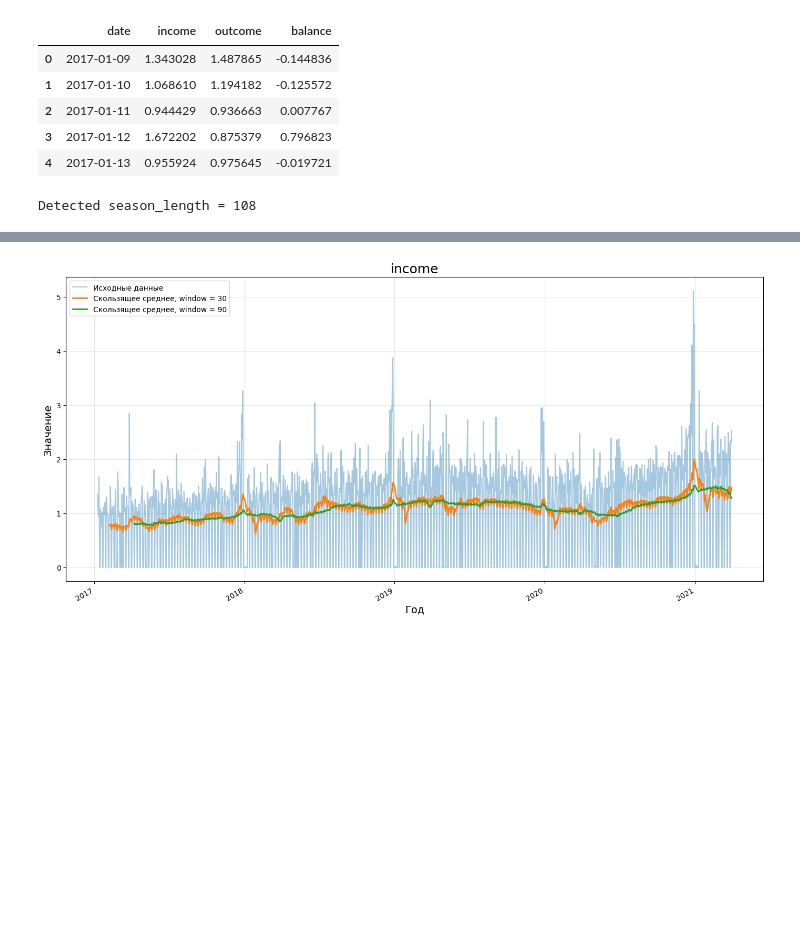
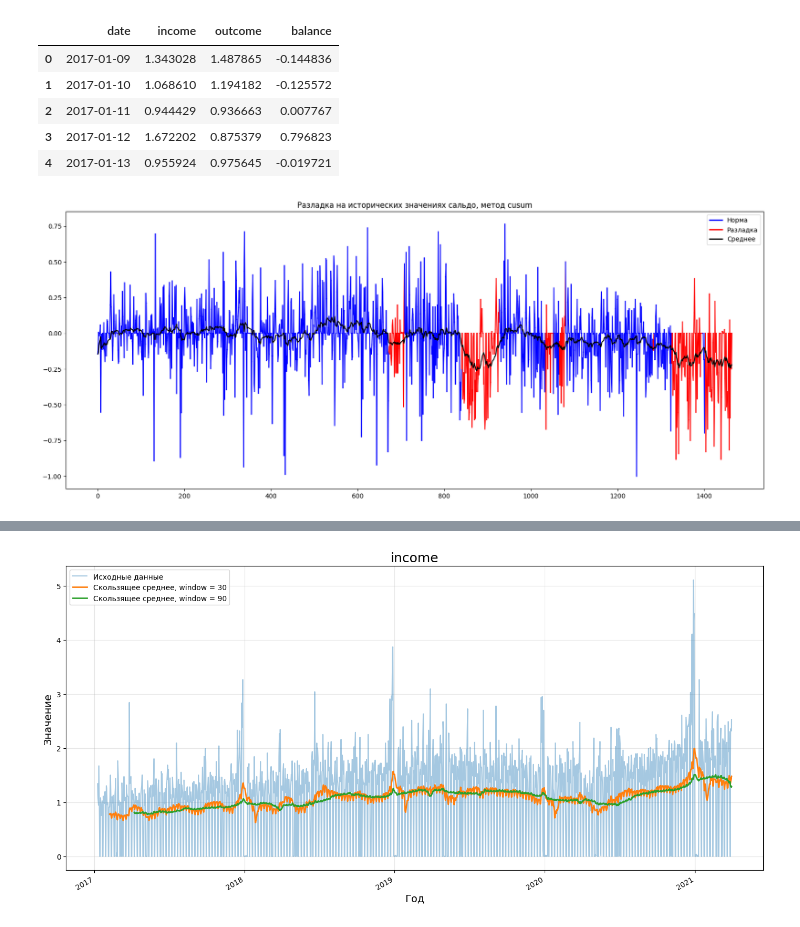
Before and after one commit to polyson28/TS_project, a Jupyter notebook: notebooks/data_analysis.ipynb, the cells around one changed output, grey strips where cells are left out. Saved outputs shown, nothing was run; the diff lists cells and outputs as text; code cells hidden in the pictures; blank space fills up the shorter version.

```diff
--- a/notebooks/data_analysis.ipynb
+++ b/notebooks/data_analysis.ipynb
@@ -29,47 +32,17 @@ data.head()
 | 2 | 2017-01-11 | 0.944429 | 0.936663 | 0.007767 |
 | 3 | 2017-01-12 | 1.672202 | 0.875379 | 0.796823 |
 | 4 | 2017-01-13 | 0.955924 | 0.975645 | -0.019721 |
-# %%
-
-#since we do not have data markup, first we run the detector for the entire history with a very hard threshold & filter the high noise level
-
-#initialize the detector for the entire history with a very hard threshold (w/o calibrartion)
-strict_threshold = 10.0
-det_strict = UniversalChangePointDetector(
-    threshold=strict_threshold,
-    direction="both",
-    season_length=1,
-    alpha=0.2, beta=0.1, gamma=0.05,
-    k_mean=0.5, k_var=0.5,
-    max_buffer=200,
-    warmup=50
-)
-
-#collect noise
-alarms_strict = []
-for x in data['balance']:
-    alarms_strict.append(det_strict.update(x))
-
-#filter data to remain only normal period (alarm == False)
-filtered_for_calib = [
-    x for x, a in zip(data['balance'], alarms_strict) if not a
-]
-
-#detecting season length for the normal period
-season_est = UniversalChangePointDetector.detect_season_length(
-    filtered_for_calib
-)
-print(f"Detected season_length = {season_est}")
-
-#calibrate detector with detected season_length
-det_for_calib = UniversalChangePointDetector.calibrate_thr(
-    filtered_for_calib,
-    season_length=season_est,
-    direction="both",
-    alpha=0.2, beta=0.1, gamma=0.05,
-    k_mean=0.5, k_var=0.5,
-    max_buffer=200,
-    warmup=50
-)
-# %% [output]
-Detected season_length = 108
+# %%
+# Применение Isolation Forest для обнаружения аномалий
+anomaly_detector_iforest = AnomalyDetector(contamination=0.05)
+anomaly_detector_iforest.fit(data)
+anomalies_iforest = anomaly_detector_iforest.detect(data)
+clean_data_iforest = anomaly_detector_iforest.remove_anomalies(data)
+# %%
+# Инициализация CUSUM-детектора
+# параметры подобраны визуально по графику
+cm = ChangeFinder(alpha=0.05, beta=0.005, method='cusum', mean_diff=-0.01,
+                              trsh=0.06, slice_length=5, breaks_max=3)
+ChangeFinder.plot(clean_data_iforest,cm, method='cusum')
+# %% [output]
+[figure, added]
```
Also changed, not shown: parts of 2 cells of this notebook, 4 other files.
